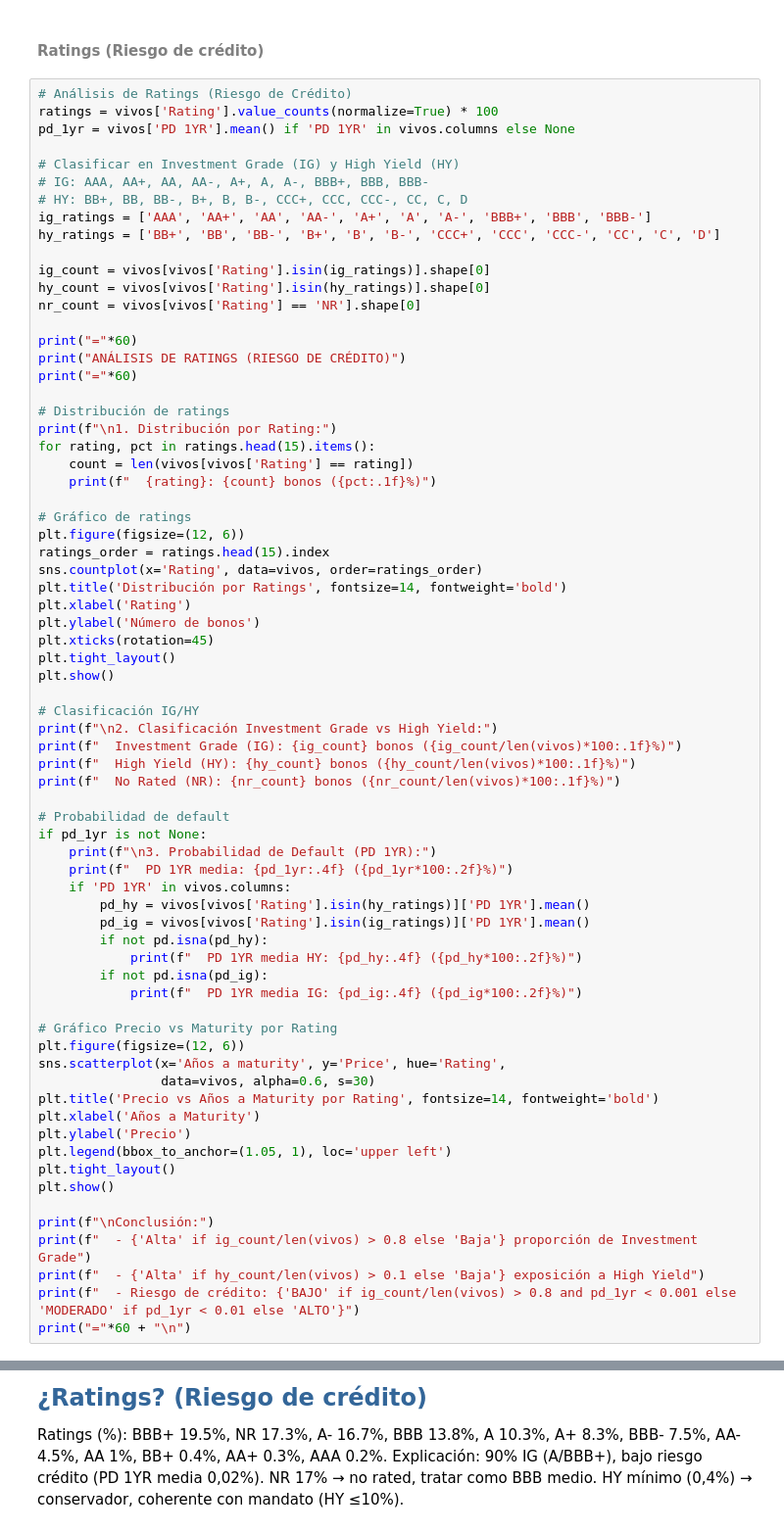
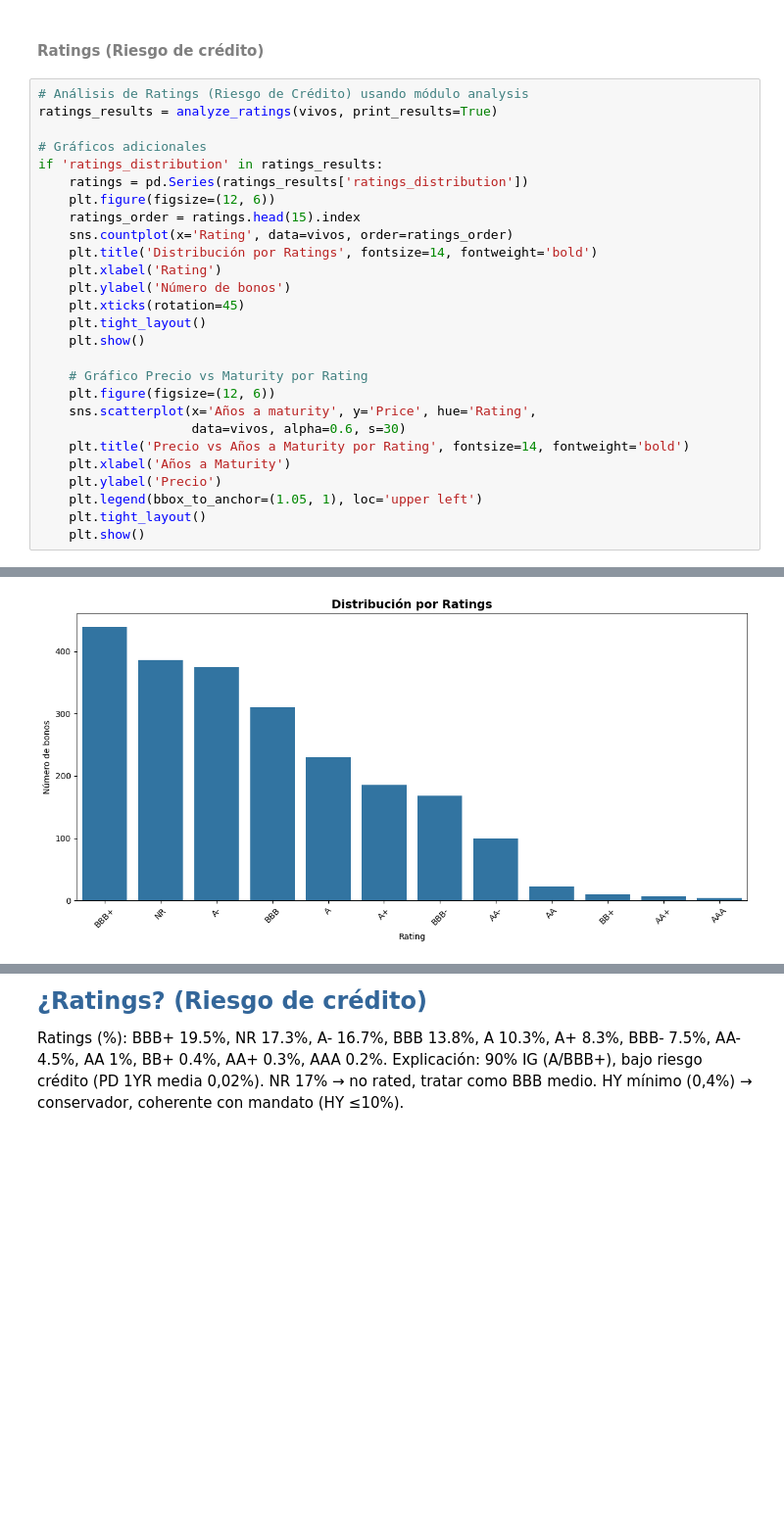
Before and after one commit to ALBERELVIS/Analisis-Cartera-De-Renta-Fija, a Jupyter notebook: src/TallerRF_AnálisisCartera_Enunciado.ipynb, the cells around one changed output, grey strips where cells are left out. Shown: that part at 98% size. Cells and saved outputs as stored; diff of their text form; blank space fills up the shorter version.

```diff
--- a/src/TallerRF_AnálisisCartera_Enunciado.ipynb
+++ b/src/TallerRF_AnálisisCartera_Enunciado.ipynb
@@ -293,72 +226,30 @@ Bonos perpetuos: Sí, 19 (maturity NaN). Según el enunciado, usamos Next Call D
 # %% [markdown]
 #### <font color=#808080>Ratings (Riesgo de crédito)</font>
 # %%
-# Análisis de Ratings (Riesgo de Crédito)
-ratings = vivos['Rating'].value_counts(normalize=True) * 100
-pd_1yr = vivos['PD 1YR'].mean() if 'PD 1YR' in vivos.columns else None
+# Análisis de Ratings (Riesgo de Crédito) usando módulo analysis
+ratings_results = analyze_ratings(vivos, print_results=True)
 
-# Clasificar en Investment Grade (IG) y High Yield (HY)
-# IG: AAA, AA+, AA, AA-, A+, A, A-, BBB+, BBB, BBB-
-# HY: BB+, BB, BB-, B+, B, B-, CCC+, CCC, CCC-, CC, C, D
-ig_ratings = ['AAA', 'AA+', 'AA', 'AA-', 'A+', 'A', 'A-', 'BBB+', 'BBB', 'BBB-']
-hy_ratings = ['BB+', 'BB', 'BB-', 'B+', 'B', 'B-', 'CCC+', 'CCC', 'CCC-', 'CC', 'C', 'D']
+# Gráficos adicionales
+if 'ratings_distribution' in ratings_results:
+    ratings = pd.Series(ratings_results['ratings_distribution'])
+    plt.figure(figsize=(12, 6))
+    ratings_order = ratings.head(15).index
+    sns.countplot(x='Rating', data=vivos, order=ratings_order)
+    plt.title('Distribución por Ratings', fontsize=14, fontweight='bold')
+    plt.xlabel('Rating')
+    plt.ylabel('Número de bonos')
+    plt.xticks(rotation=45)
+    plt.tight_layout()
+    plt.show()
 
-ig_count = vivos[vivos['Rating'].isin(ig_ratings)].shape[0]
-hy_count = vivos[vivos['Rating'].isin(hy_ratings)].shape[0]
-nr_count = vivos[vivos['Rating'] == 'NR'].shape[0]
-
-print("="*60)
-print("ANÁLISIS DE RATINGS (RIESGO DE CRÉDITO)")
-print("="*60)
-
-# Distribución de ratings
-print(f"\n1. Distribución por Rating:")
-for rating, pct in ratings.head(15).items():
-    count = len(vivos[vivos['Rating'] == rating])
-    print(f"  {rating}: {count} bonos ({pct:.1f}%)")
-
-# Gráfico de ratings
-plt.figure(figsize=(12, 6))
-ratings_order = ratings.head(15).index
-sns.countplot(x='Rating', data=vivos, order=ratings_order)
-plt.title('Distribución por Ratings', fontsize=14, fontweight='bold')
-plt.xlabel('Rating')
-plt.ylabel('Número de bonos')
-plt.xticks(rotation=45)
-plt.tight_layout()
-plt.show()
-
-# Clasificación IG/HY
-print(f"\n2. Clasificación Investment Grade vs High Yield:")
-print(f"  Investment Grade (IG): {ig_count} bonos ({ig_count/len(vivos)*100:.1f}%)")
-print(f"  High Yield (HY): {hy_count} bonos ({hy_count/len(vivos)*100:.1f}%)")
-print(f"  No Rated (NR): {nr_count} bonos ({nr_count/len(vivos)*100:.1f}%)")
-
-# Probabilidad de default
-if pd_1yr is not None:
-    print(f"\n3. Probabilidad de Default (PD 1YR):")
-    print(f"  PD 1YR media: {pd_1yr:.4f} ({pd_1yr*100:.2f}%)")
-    if 'PD 1YR' in vivos.columns:
-        pd_hy = vivos[vivos['Rating'].isin(hy_ratings)]['PD 1YR'].mean()
-        pd_ig = vivos[vivos['Rating'].isin(ig_ratings)]['PD 1YR'].mean()
-        if not pd.isna(pd_hy):
-            print(f"  PD 1YR media HY: {pd_hy:.4f} ({pd_hy*100:.2f}%)")
-        if not pd.isna(pd_ig):
-            print(f"  PD 1YR media IG: {pd_ig:.4f} ({pd_ig*100:.2f}%)")
-
-# Gráfico Precio vs Maturity por Rating
-plt.figure(figsize=(12, 6))
-sns.scatterplot(x='Años a maturity', y='Price', hue='Rating',
-                data=vivos, alpha=0.6, s=30)
-plt.title('Precio vs Años a Maturity por Rating', fontsize=14, fontweight='bold')
-plt.xlabel('Años a Maturity')
-plt.ylabel('Precio')
-plt.legend(bbox_to_anchor=(1.05, 1), loc='upper left')
-plt.tight_layout()
-plt.show()
-
-print(f"\nConclusión:")
-print(f"  - {'Alta' if ig_count/len(vivos) > 0.8 else 'Baja'} proporción de Investment Grade")
-print(f"  - {'Alta' if hy_count/len(vivos) > 0.1 else 'Baja'} exposición a High Yield")
-print(f"  - Riesgo de crédito: {'BAJO' if ig_count/len(vivos) > 0.8 and pd_1yr < 0.001 else 'MODERADO' if pd_1yr < 0.01 else 'ALTO'}")
-print("="*60 + "\n")
+    # Gráfico Precio vs Maturity por Rating
+    plt.figure(figsize=(12, 6))
+    sns.scatterplot(x='Años a maturity', y='Price', hue='Rating',
+                    data=vivos, alpha=0.6, s=30)
+    plt.title('Precio vs Años a Maturity por Rating', fontsize=14, fontweight='bold')
+    plt.xlabel('Años a Maturity')
+    plt.ylabel('Precio')
+    plt.legend(bbox_to_anchor=(1.05, 1), loc='upper left')
+    plt.tight_layout()
+    plt.show()
+# %% [output]
@@ -364,0 +273 @@ print("="*60 + "\n")
+[figure, added]
```
Also changed, not shown: parts of 27 cells of this notebook, 7 other files.
